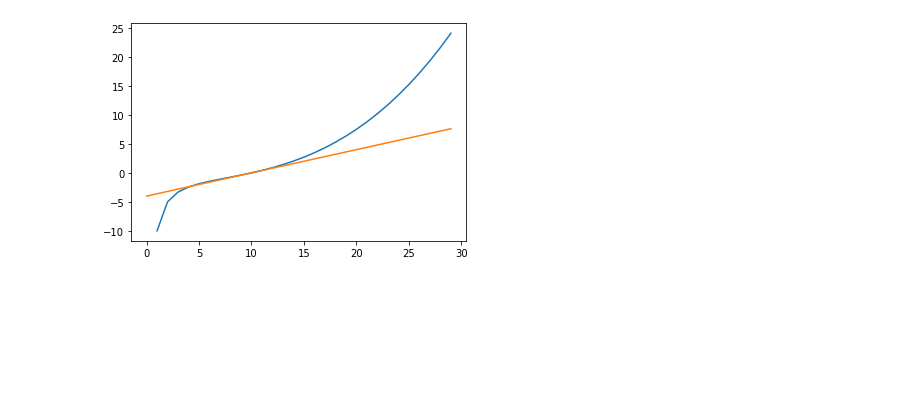
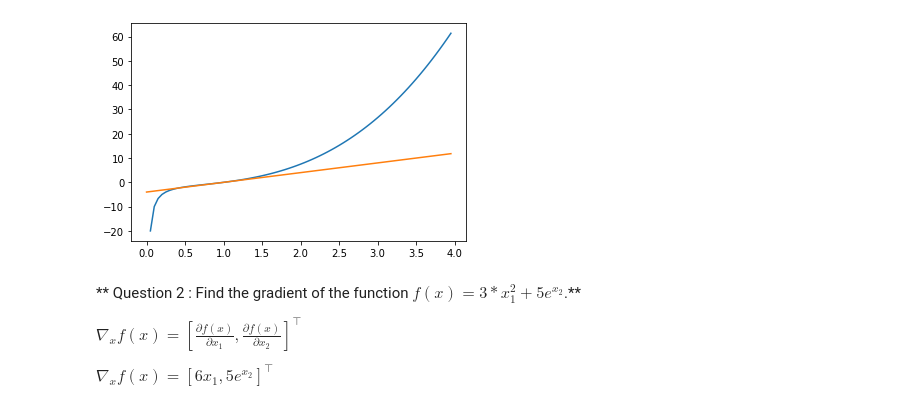
Before and after one commit to qfeuilla/my_answers_d2l, a Jupyter notebook: preliminaries/2.4_calculus.ipynb, the cells around one changed output. Drawn from its saved outputs; the diff is of its cells as text; code cells hidden in the pictures; blank space fills up the shorter version.

```diff
--- a/preliminaries/2.4_calculus.ipynb
+++ b/preliminaries/2.4_calculus.ipynb
@@ -6,9 +27,15 @@ import numpy as np
 def f(x):
     return x ** 3 - (1 / x)
 # %%
-x = np.arange(0, 3, 0.1)
-plt.plot(f(x))
-plt.plot(4*x - 4)
+x = np.arange(0, 4, 0.05)
+plt.plot(x, f(x))
+plt.plot(x, 4 * x - 4)
 plt.show()
 # %% [output]
-[figure, old version]
+[figure, new version]
+# %% [markdown]
+** Question 2 : Find the gradient of the function $ f(x)=3*x_1^2+5e^{x_2} $.**
+
+$ \nabla_x f(x) = [\frac{\partial f(x)}{\partial x_1}, \frac{\partial f(x)}{\partial x_2}]^\top$
+
+$ \nabla_x f(x) = [6x_1, 5e^{x_2}]^\top$
```
Also changed, not shown: parts of 4 cells of this notebook, 1 other file.
